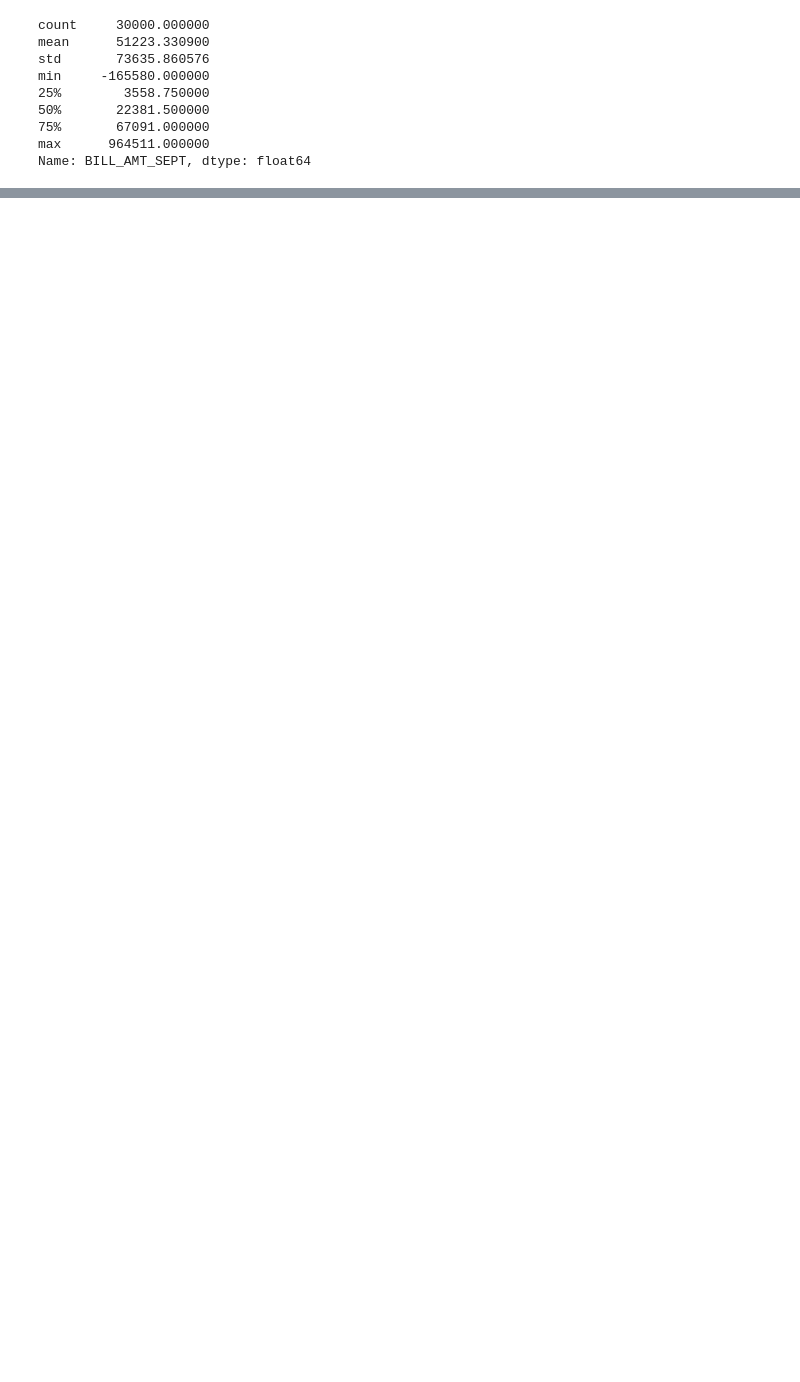
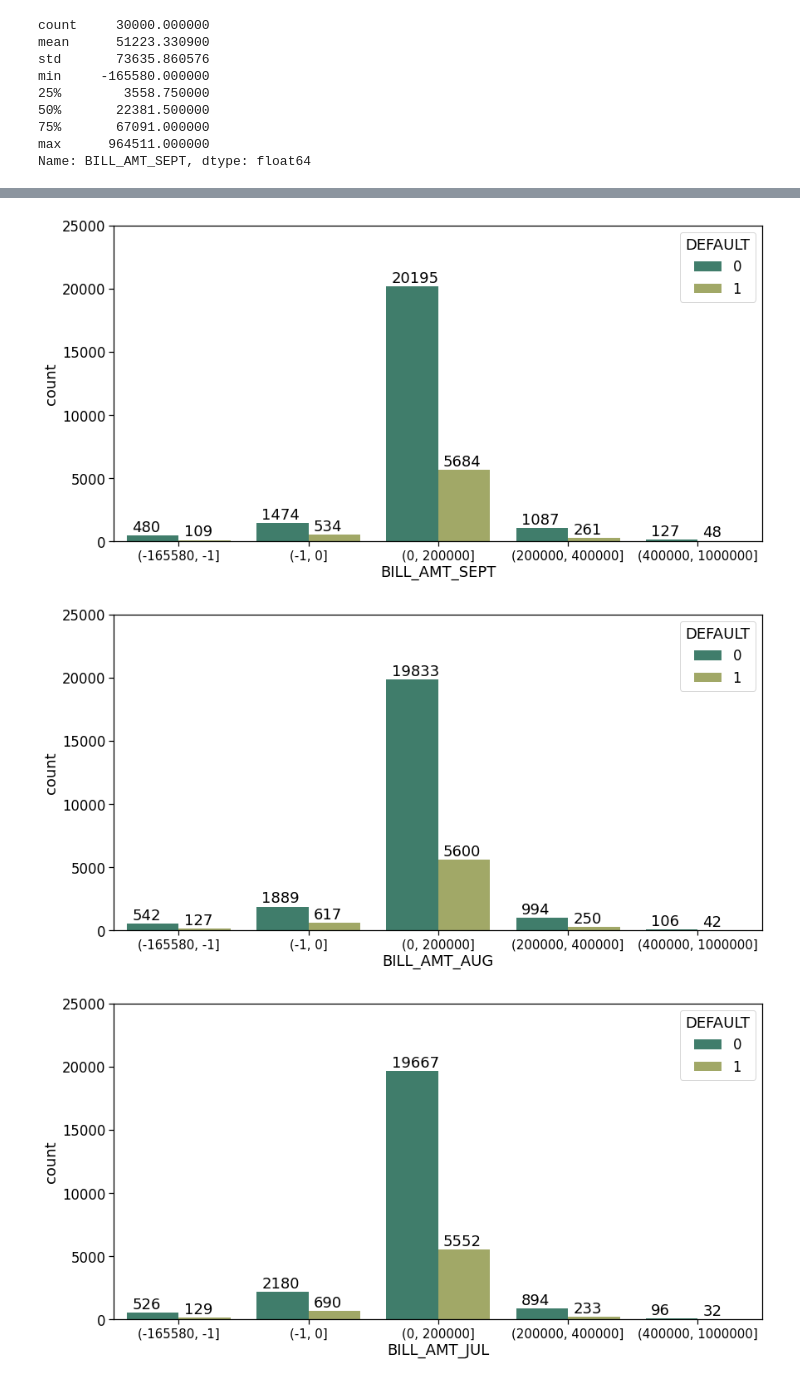
Before and after one commit to anishjohnson/Credit_Card_Default_Prediction, a Jupyter notebook: Credit_Card_Default_Prediction_.ipynb, the cells around one changed output, grey strips where cells are left out. Saved outputs shown, nothing was run; the diff lists cells and outputs as text; code cells hidden in the pictures; blank space fills up the shorter version.

```diff
--- a/Credit_Card_Default_Prediction_.ipynb
+++ b/Credit_Card_Default_Prediction_.ipynb
@@ -466,0 +446,17 @@ plt.show()
+# %%
+bill_amt = ['BILL_AMT_SEPT', 'BILL_AMT_AUG', 'BILL_AMT_JUL', 'BILL_AMT_JUN', 'BILL_AMT_MAY', 'BILL_AMT_APR']
+# %%
+for i in bill_amt:
+  bill_bins = pd.cut(credit_df[i], [-165580,-1,0,200000,400000,1000000])
+  plt.figure(figsize=(14,7))
+  bill_plot = sns.countplot(data=credit_df, x=bill_bins, hue='DEFAULT', palette = 'gist_earth')
+  plt.ylim(0,25000)
+  bill_plot.tick_params(axis="x", labelsize= 15)
+
+  for p in bill_plot.patches:
+    bill_plot.annotate((p.get_height()), (p.get_x()+0.04, p.get_height()+300))
+plt.show()
+# %% [output]
+[figure, added]
+[figure, added]
+[figure, added]
```
Also changed, not shown: parts of 8 cells of this notebook.
